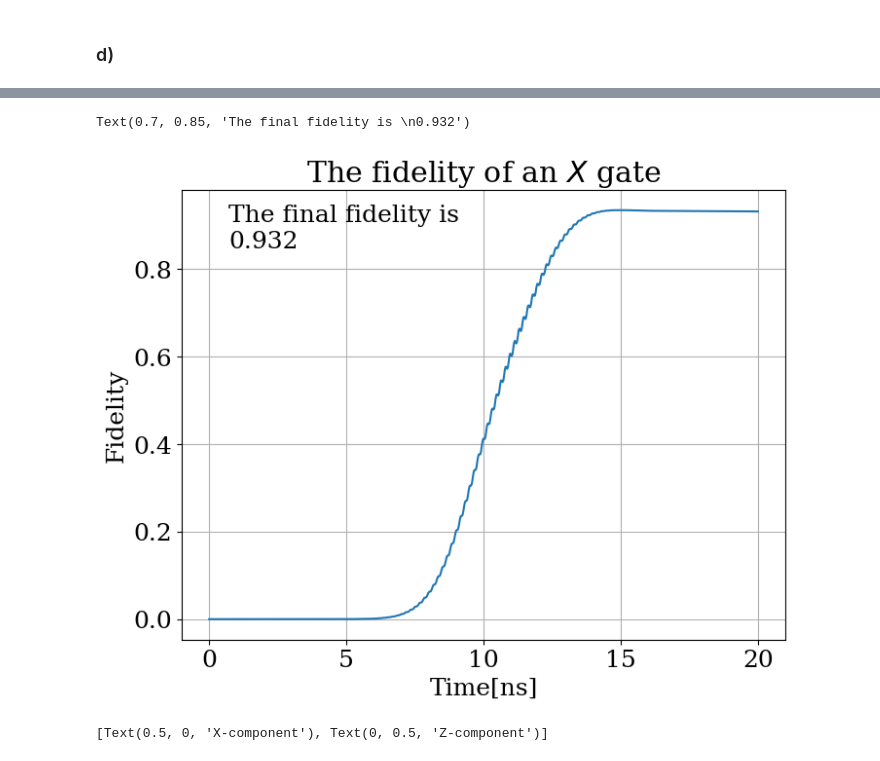
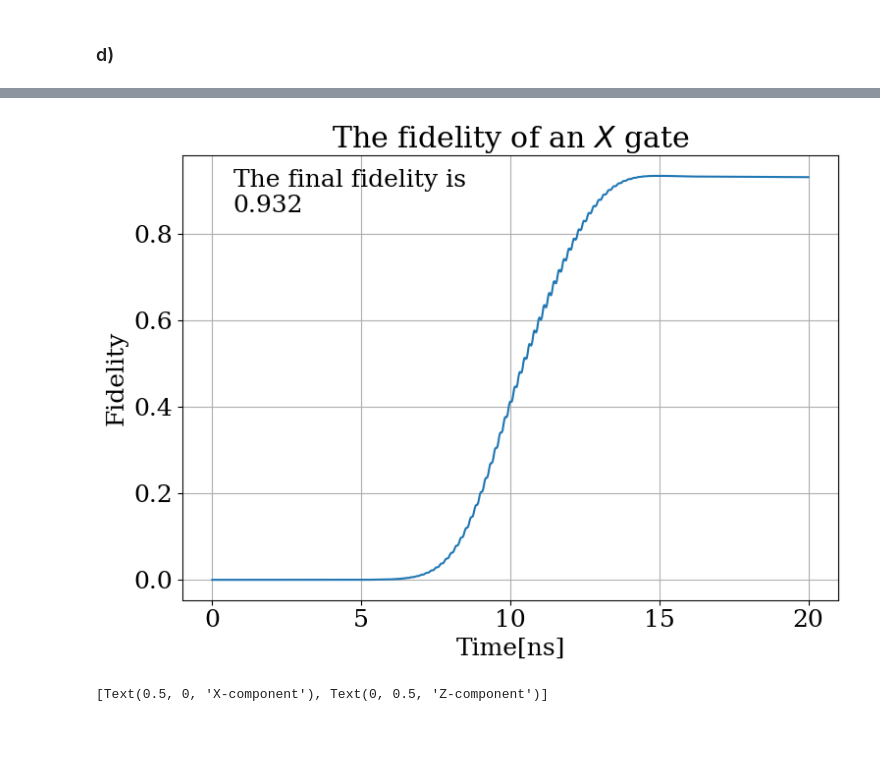
Before and after one commit to Shellf1sh/Superconducting-Qubits-Course, a Jupyter notebook: Week3/Week3code.ipynb, the cells around one changed output, grey strips where cells are left out. Cells and saved outputs as stored; diff of their text form; code cells hidden in the pictures; blank space fills up the shorter version.

```diff
--- a/Week3/Week3code.ipynb
+++ b/Week3/Week3code.ipynb
@@ -179,20 +165,20 @@ plt.legend()
 # %%
 fidelity = np.zeros_like(time_steps)
 
 for i in range(len(time_steps)):
     fidelity[i] = np.abs(np.array([0,1,0])@solution[:,i].T)**2
 
 plt.plot(time_steps, fidelity)
 plt.xlabel("Time[ns]")
 plt.ylabel("Fidelity")
 plt.title("The fidelity of an $X$ gate")
 
 text = "The final fidelity is \n"+ str(round(np.abs(np.array([0,1,0])@solution[:,-1].T)**2, 3))
 
 plt.text(0.7, 0.85, text)
+plt.tight_layout()
 # %% [output]
-Text(0.7, 0.85, 'The final fidelity is \n0.932')
-[figure, old version]
+[figure, new version]
 # %%
 z_component = np.zeros_like(time_steps)
 y_component = np.zeros_like(time_steps)
```
Also changed, not shown: parts of 10 cells of this notebook, 5 other files.
